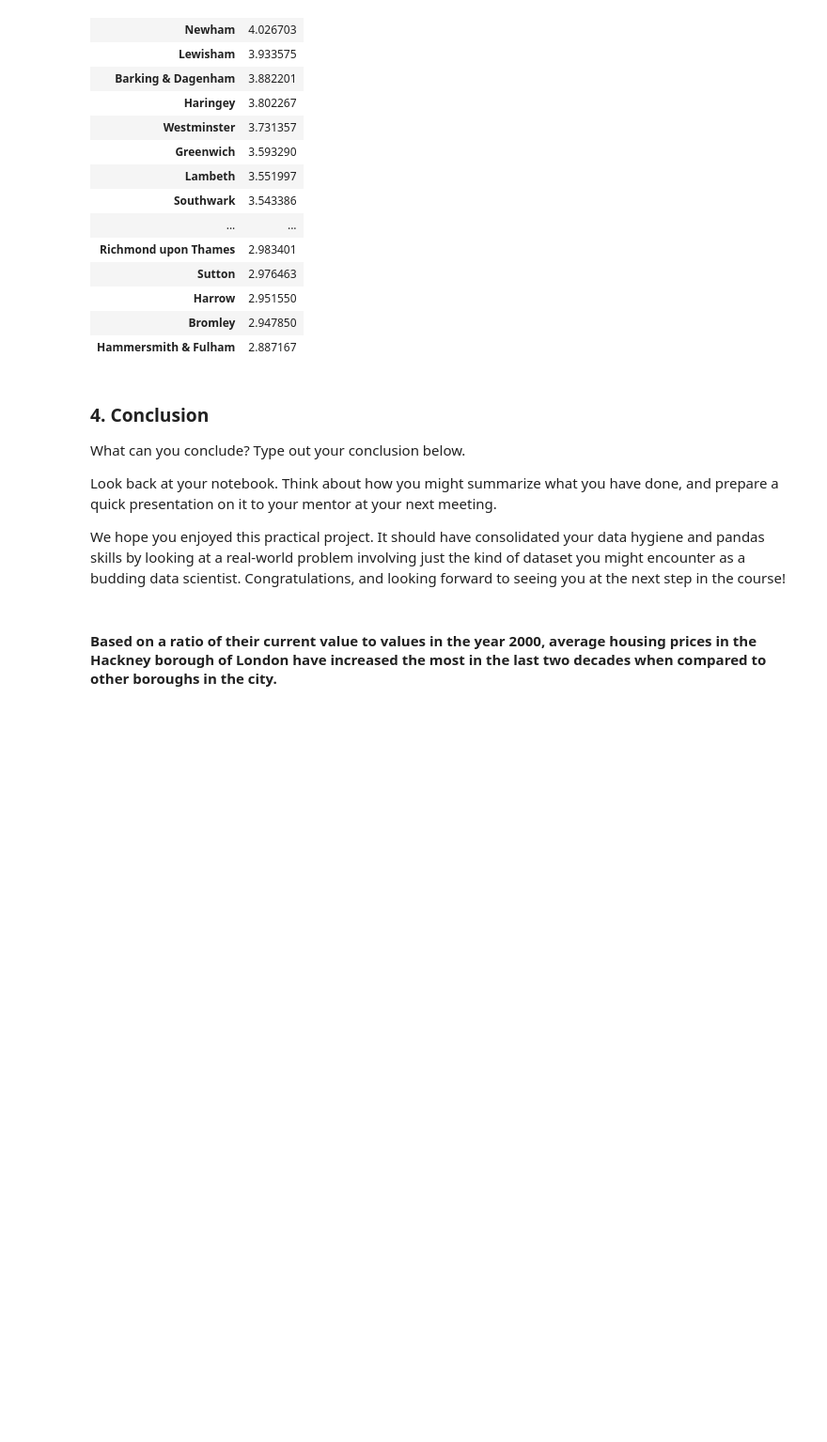
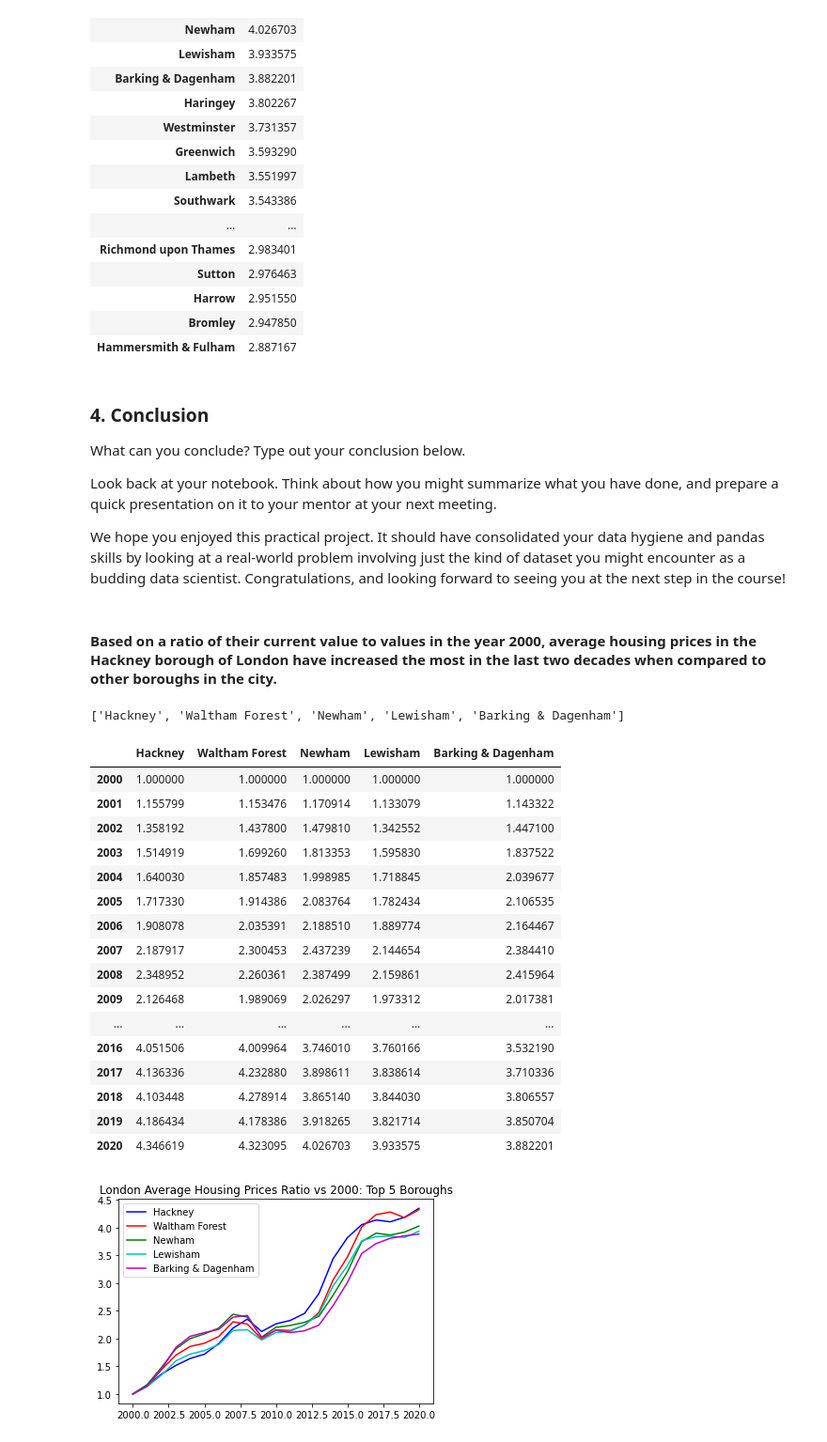
Before and after one commit to jpaeth/Springboard, a Jupyter notebook: Unit 4 Challenge - Tier 3.ipynb, the cells around one changed output. Shown: that part at 94% size. Cells and saved outputs as stored; diff of their text form; code cells hidden in the pictures; blank space fills up the shorter version.

Commit message:
Add files via upload
London Housing Case Study

```diff
--- a/Unit 4 Challenge - Tier 3.ipynb
+++ b/Unit 4 Challenge - Tier 3.ipynb
@@ -340,3 +340,46 @@ Look back at your notebook. Think about how you might summarize what you have do
 We hope you enjoyed this practical project. It should have consolidated your data hygiene and pandas skills by looking at a real-world problem involving just the kind of dataset you might encounter as a budding data scientist. Congratulations, and looking forward to seeing you at the next step in the course!
 # %% [markdown]
 #### Based on a ratio of their current value to values in the year 2000, average housing prices in the Hackney borough of London have increased the most in the last two decades when compared to other boroughs in the city.
+# %%
+price_ratio_df = create_price_ratio_df(properties, 2000, 2020)
+# %%
+top5_boroughs = price_ratio_df.index.values[:5].tolist()
+top5_boroughs
+# %% [output]
+['Hackney', 'Waltham Forest', 'Newham', 'Lewisham', 'Barking & Dagenham']
+# %%
+def plot_top5_ratios(df, top5, y0, yf):
+    years = list(range(y0, yf+1))
+    result = pd.DataFrame()
+    colors = ['b', 'r', 'g', 'c', 'm']
+    plt.plot()
+    plt.title('London Average Housing Prices Ratio vs 2000: Top 5 Boroughs')
+    for i, borough in enumerate(top5):
+        subset = df[df['London Borough'] == borough]
+        avg_price_yr = subset.groupby('Year').mean()
+        for year in years:
+            result.loc[year, borough] = avg_price_yr.loc[year,'Avg. Prices']/avg_price_yr.loc[y0,'Avg. Prices']
+        plt.plot(result.index,result[borough], color = colors[i])
+    plt.legend(result[top5])
+    return result
+# %%
+plot_top5_ratios(properties, top5_boroughs, 2000, 2020)
+# %% [output]
+|  | Hackney | Waltham Forest | Newham | Lewisham | Barking & Dagenham |
+| 2000 | 1.000000 | 1.000000 | 1.000000 | 1.000000 | 1.000000 |
+| 2001 | 1.155799 | 1.153476 | 1.170914 | 1.133079 | 1.143322 |
+| 2002 | 1.358192 | 1.437800 | 1.479810 | 1.342552 | 1.447100 |
+| 2003 | 1.514919 | 1.699260 | 1.813353 | 1.595830 | 1.837522 |
+| 2004 | 1.640030 | 1.857483 | 1.998985 | 1.718845 | 2.039677 |
+| 2005 | 1.717330 | 1.914386 | 2.083764 | 1.782434 | 2.106535 |
+| 2006 | 1.908078 | 2.035391 | 2.188510 | 1.889774 | 2.164467 |
+| 2007 | 2.187917 | 2.300453 | 2.437239 | 2.144654 | 2.384410 |
+| 2008 | 2.348952 | 2.260361 | 2.387499 | 2.159861 | 2.415964 |
+| 2009 | 2.126468 | 1.989069 | 2.026297 | 1.973312 | 2.017381 |
+| ... | ... | ... | ... | ... | ... |
+| 2016 | 4.051506 | 4.009964 | 3.746010 | 3.760166 | 3.532190 |
+| 2017 | 4.136336 | 4.232880 | 3.898611 | 3.838614 | 3.710336 |
+| 2018 | 4.103448 | 4.278914 | 3.865140 | 3.844030 | 3.806557 |
+| 2019 | 4.186434 | 4.178386 | 3.918265 | 3.821714 | 3.850704 |
+| 2020 | 4.346619 | 4.323095 | 4.026703 | 3.933575 | 3.882201 |
+[figure, added]
```
